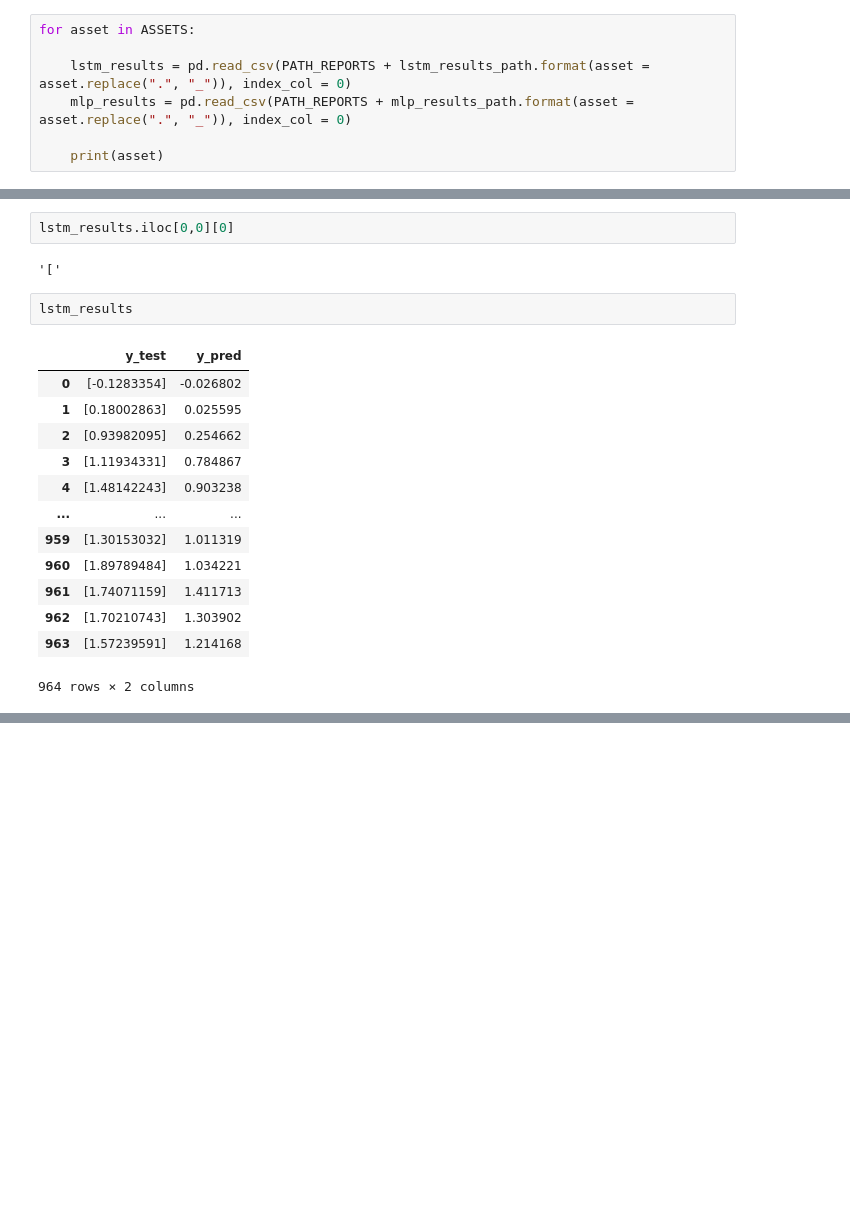
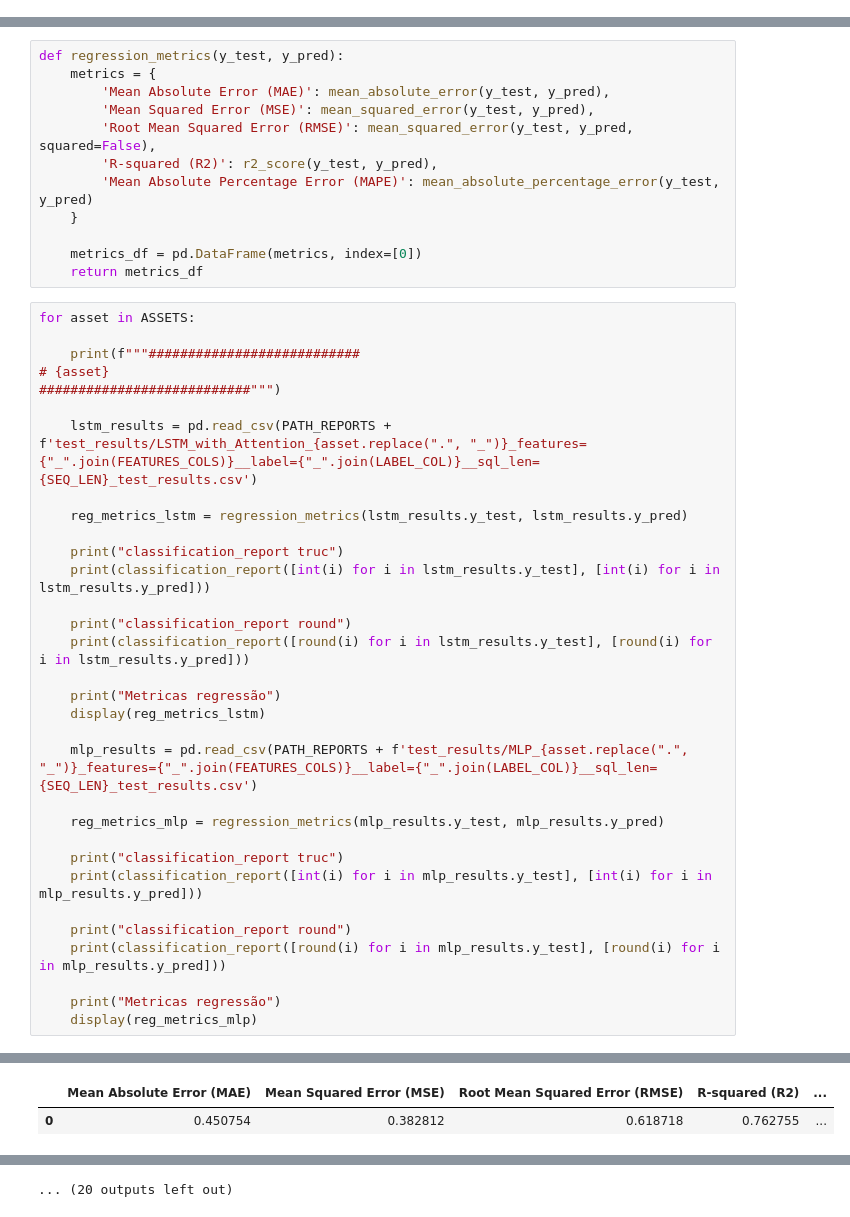
Before and after one commit to semcovici/Mean-Reversion-Prediction-with-Brazilian-Stocks-Market, a Jupyter notebook: notebooks/tf_results_analysis.ipynb, the cells around one changed output, grey strips where cells are left out. Drawn from its saved outputs; the diff is of its cells as text; blank space fills up the shorter version.

```diff
--- a/notebooks/tf_results_analysis.ipynb
+++ b/notebooks/tf_results_analysis.ipynb
@@ -8,7 +13,0 @@ ASSETS = ["PETR3.SA", "PRIO3.SA", "VALE3.SA", "GGBR3.SA", "ABCB4.SA", "ITUB3.SA"
-# %%
-for asset in ASSETS:
-
-    lstm_results = pd.read_csv(PATH_REPORTS + lstm_results_path.format(asset = asset.replace(".", "_")), index_col = 0)
-    mlp_results = pd.read_csv(PATH_REPORTS + mlp_results_path.format(asset = asset.replace(".", "_")), index_col = 0)
-
-    print(asset)
@@ -24,20 +14,45 @@ RADL3.SA
-# %%
-lstm_results.iloc[0,0][0]
-# %% [output]
-'['
-# %%
-lstm_results
-# %% [output]
-|  | y_test | y_pred |
-| 0 | [-0.1283354] | -0.026802 |
-| 1 | [0.18002863] | 0.025595 |
-| 2 | [0.93982095] | 0.254662 |
-| 3 | [1.11934331] | 0.784867 |
-| 4 | [1.48142243] | 0.903238 |
-| ... | ... | ... |
-| 959 | [1.30153032] | 1.011319 |
-| 960 | [1.89789484] | 1.034221 |
-| 961 | [1.74071159] | 1.411713 |
-| 962 | [1.70210743] | 1.303902 |
-| 963 | [1.57239591] | 1.214168 |
-964 rows × 2 columns
+# %%
+def regression_metrics(y_test, y_pred):
+    metrics = {
+        'Mean Absolute Error (MAE)': mean_absolute_error(y_test, y_pred),
+        'Mean Squared Error (MSE)': mean_squared_error(y_test, y_pred),
+        'Root Mean Squared Error (RMSE)': mean_squared_error(y_test, y_pred, squared=False),
+        'R-squared (R2)': r2_score(y_test, y_pred),
+        'Mean Absolute Percentage Error (MAPE)': mean_absolute_percentage_error(y_test, y_pred)
+    }
+
+    metrics_df = pd.DataFrame(metrics, index=[0])
+    return metrics_df
+# %%
+for asset in ASSETS:
+
+    print(f"""###########################
+# {asset}
+###########################""")
+
+    lstm_results = pd.read_csv(PATH_REPORTS + f'test_results/LSTM_with_Attention_{asset.replace(".", "_")}_features={"_".join(FEATURES_COLS)}__label={"_".join(LABEL_COL)}__sql_len={SEQ_LEN}_test_results.csv')
+
+    reg_metrics_lstm = regression_metrics(lstm_results.y_test, lstm_results.y_pred)
+
+    print("classification_report truc")
+    print(classification_report([int(i) for i in lstm_results.y_test], [int(i) for i in lstm_results.y_pred]))
+
+    print("classification_report round")
+    print(classification_report([round(i) for i in lstm_results.y_test], [round(i) for i in lstm_results.y_pred]))
+
+    print("Metricas regressão")
+    display(reg_metrics_lstm)
+
+    mlp_results = pd.read_csv(PATH_REPORTS + f'test_results/MLP_{asset.replace(".", "_")}_features={"_".join(FEATURES_COLS)}__label={"_".join(LABEL_COL)}__sql_len={SEQ_LEN}_test_results.csv')
+
+    reg_metrics_mlp = regression_metrics(mlp_results.y_test, mlp_results.y_pred)
+
+    print("classification_report truc")
+    print(classification_report([int(i) for i in mlp_results.y_test], [int(i) for i in mlp_results.y_pred]))
+
+    print("classification_report round")
+    print(classification_report([round(i) for i in mlp_results.y_test], [round(i) for i in mlp_results.y_pred]))
+
+    print("Metricas regressão")
+    display(reg_metrics_mlp)
+# %% [output]
@@ -43,0 +76,2 @@ lstm_results
+|  | Mean Absolute Error (MAE) | Mean Squared Error (MSE) | Root Mean Squared Error (RMSE) | R-squared (R2) | ... |
+| 0 | 0.450754 | 0.382812 | 0.618718 | 0.762755 | ... |
@@ -43,0 +173 @@ lstm_results
+... (20 outputs left out)
```
Also changed, not shown: parts of 4 cells of this notebook, 36 other files.
